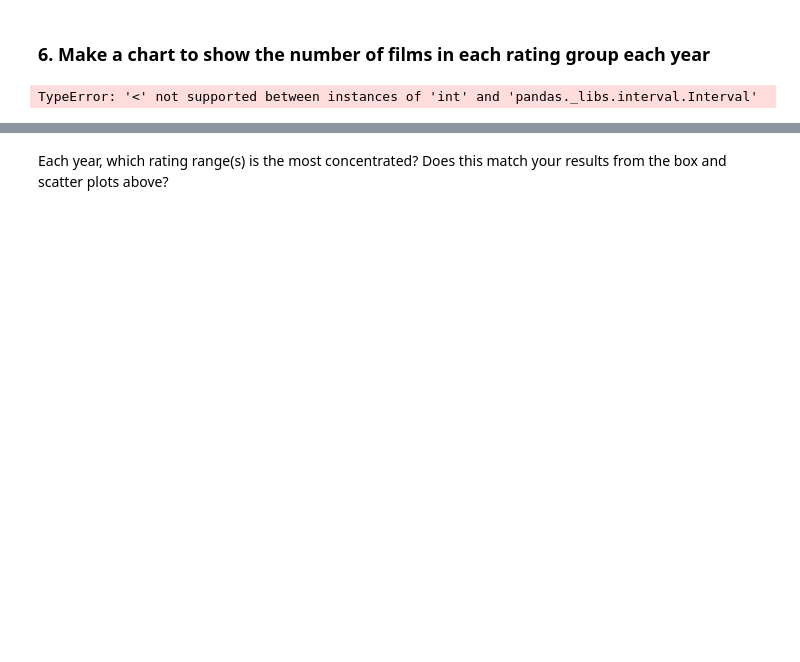
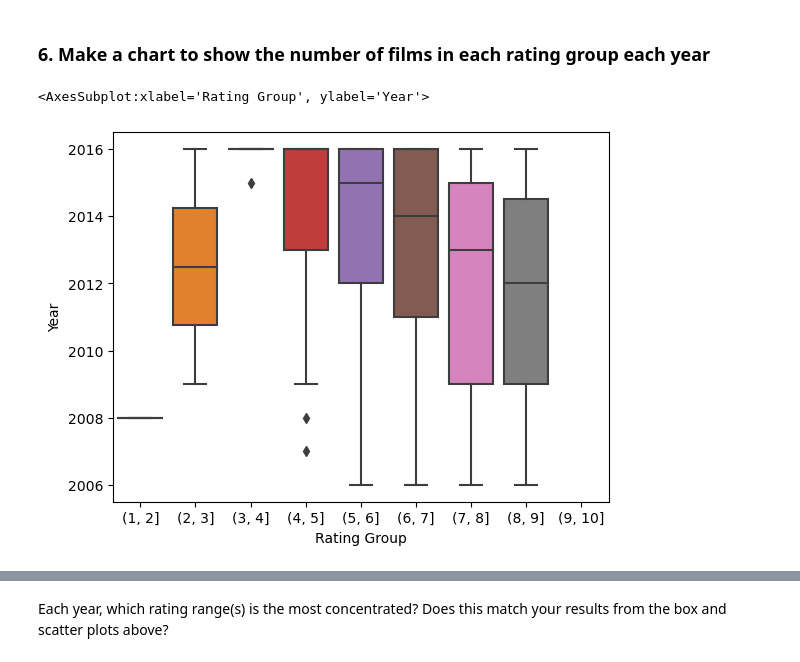
Before and after one commit to violet-phoenix/EDA_pt2_studio-Phx, a Jupyter notebook: EDApt2-Studio.ipynb, the cells around one changed output, grey strips where cells are left out. Saved outputs shown, nothing was run; the diff lists cells and outputs as text; code cells hidden in the pictures; blank space fills up the shorter version.

```diff
--- a/EDApt2-Studio.ipynb
+++ b/EDApt2-Studio.ipynb
@@ -244,10 +228,12 @@ sns.scatterplot(x = "Genre", y = "Rating", data = movies_df.head(20))
 # Create a new column called rating_group
 # Use to pd.cut() to bin(group) the rating_group column values by integer intervals 1-10
 # pd.cut() args: x, bins, right=True, labels=None, retbins=False, precision=3, include_lowest=False, duplicates='raise', ordered=True
+
+# Nicolette's solution:
 # rating_group = pd.cut(df.Rating, [1,2,3,4,5,6,7,8,9,10])
 # df['Rating Group'] = rating_group
-# df
 
-movies_df['rating_group'] = pd.cut(movies_df['rating_group'], bins = [1, 2, 3, 4, 5, 6, 7, 8, 9, 10])
+
+# Kevin's solution: movies_df['rating_group'] = pd.cut(movies_df['rating_group'], bins = [1, 2, 3, 4, 5, 6, 7, 8, 9, 10])
+
+movies_df['Rating Group'] = pd.cut(movies_df['Rating'], [1, 2, 3, 4, 5, 6, 7, 8, 9, 10])
-# %% [output]
-TypeError: '<' not supported between instances of 'int' and 'pandas._libs.interval.Interval'
@@ -255,0 +240,6 @@ TypeError: '<' not supported between instances of 'int' and 'pandas._libs.interv
+# %%
+# Make a chart to show the number of films in each rating group per year
+sns.boxplot(x = "Rating Group", y = "Year", data = movies_df)
+# %% [output]
+<AxesSubplot:xlabel='Rating Group', ylabel='Year'>
+[figure, added]
```
Also changed, not shown: parts of 11 cells of this notebook.
